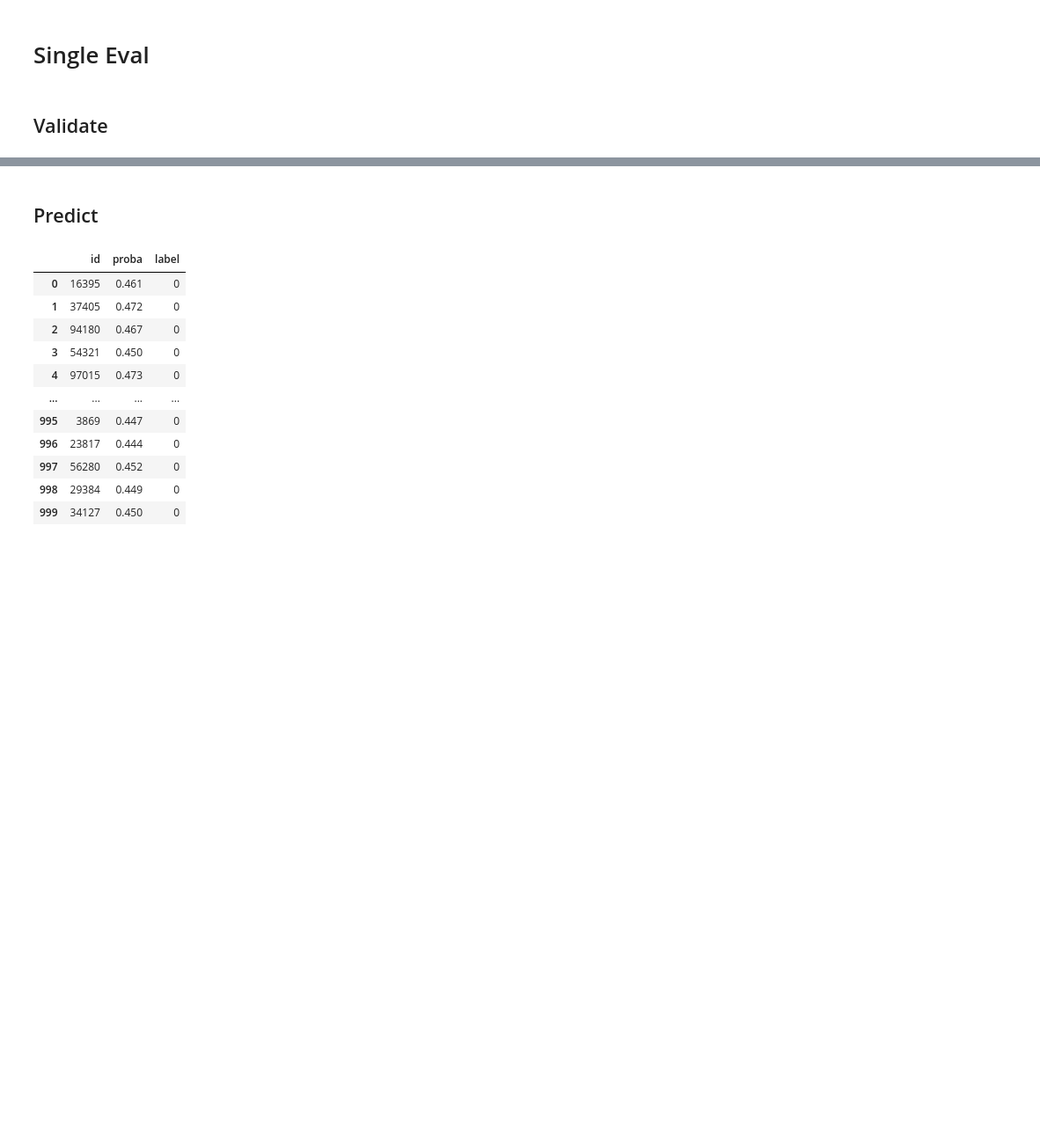
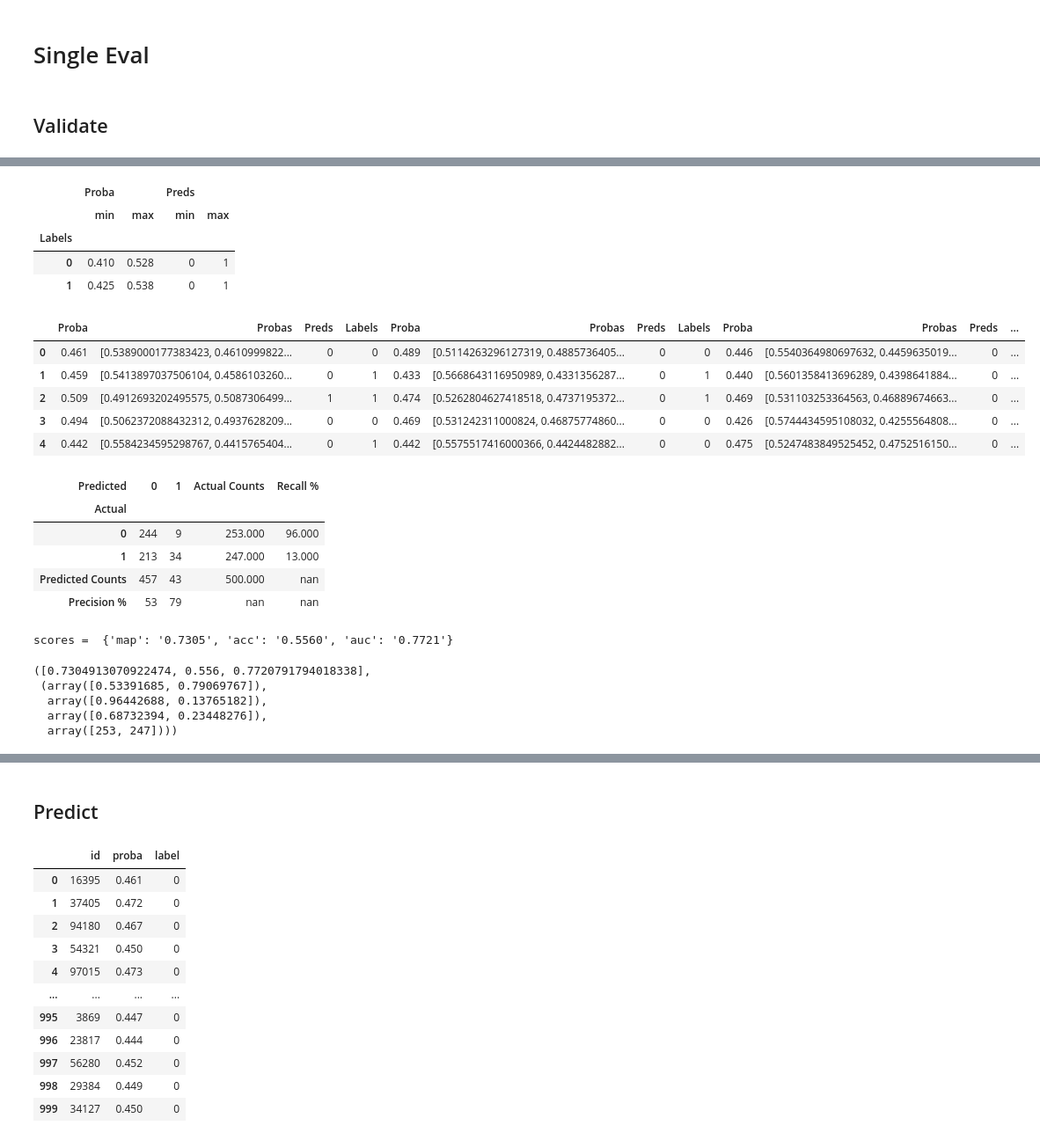
Before and after one commit to faizanahemad/facebook-hateful-memes, a Jupyter notebook: notebooks/MLMSimCLR.ipynb, the cells around one changed output, grey strips where cells are left out. Shown at 88% size. Saved outputs shown, nothing was run; the diff lists cells and outputs as text; code cells hidden in the pictures; blank space fills up the shorter version.

```diff
--- a/notebooks/MLMSimCLR.ipynb
+++ b/notebooks/MLMSimCLR.ipynb
@@ -380,4 +373,33 @@ scores =  {'map': '1.0000', 'acc': '0.8780', 'auc': '1.0000'}
   array([253, 247])))
+# %%
+clean_memory()
+batch_size = 16
+dev_dataset = convert_dataframe_to_dataset(data['dev'], data["metadata"], False)
+validate(model, batch_size, dev_dataset, display_detail=True)
+# %% [output]
+|  | Proba |  | Preds |  |
+|  | min | max | min | max |
+| Labels |  |  |  |  |
+| 0 | 0.410 | 0.528 | 0 | 1 |
+| 1 | 0.425 | 0.538 | 0 | 1 |
+|  | Proba | Probas | Preds | Labels | Proba | Probas | Preds | Labels | Proba | Probas | Preds | ... |
+| 0 | 0.461 | [0.5389000177383423, 0.4610999822... | 0 | 0 | 0.489 | [0.5114263296127319, 0.4885736405... | 0 | 0 | 0.446 | [0.5540364980697632, 0.4459635019... | 0 | ... |
+| 1 | 0.459 | [0.5413897037506104, 0.4586103260... | 0 | 1 | 0.433 | [0.5668643116950989, 0.4331356287... | 0 | 1 | 0.440 | [0.5601358413696289, 0.4398641884... | 0 | ... |
+| 2 | 0.509 | [0.4912693202495575, 0.5087306499... | 1 | 1 | 0.474 | [0.5262804627418518, 0.4737195372... | 0 | 1 | 0.469 | [0.531103253364563, 0.46889674663... | 0 | ... |
+| 3 | 0.494 | [0.5062372088432312, 0.4937628209... | 0 | 0 | 0.469 | [0.531242311000824, 0.46875774860... | 0 | 0 | 0.426 | [0.5744434595108032, 0.4255564808... | 0 | ... |
+| 4 | 0.442 | [0.5584234595298767, 0.4415765404... | 0 | 1 | 0.442 | [0.5575517416000366, 0.4424482882... | 0 | 0 | 0.475 | [0.5247483849525452, 0.4752516150... | 0 | ... |
+| Predicted | 0 | 1 | Actual Counts | Recall % |
+| Actual |  |  |  |  |
+| 0 | 244 | 9 | 253.000 | 96.000 |
+| 1 | 213 | 34 | 247.000 | 13.000 |
+| Predicted Counts | 457 | 43 | 500.000 | nan |
+| Precision % | 53 | 79 | nan | nan |
+scores =  {'map': '0.7305', 'acc': '0.5560', 'auc': '0.7721'}
+([0.7304913070922474, 0.556, 0.7720791794018338],
+ (array([0.53391685, 0.79069767]),
+  array([0.96442688, 0.13765182]),
+  array([0.68732394, 0.23448276]),
+  array([253, 247])))
 # %%
 clean_memory()
 batch_size = 16
```
Also changed, not shown: parts of 13 cells of this notebook.
